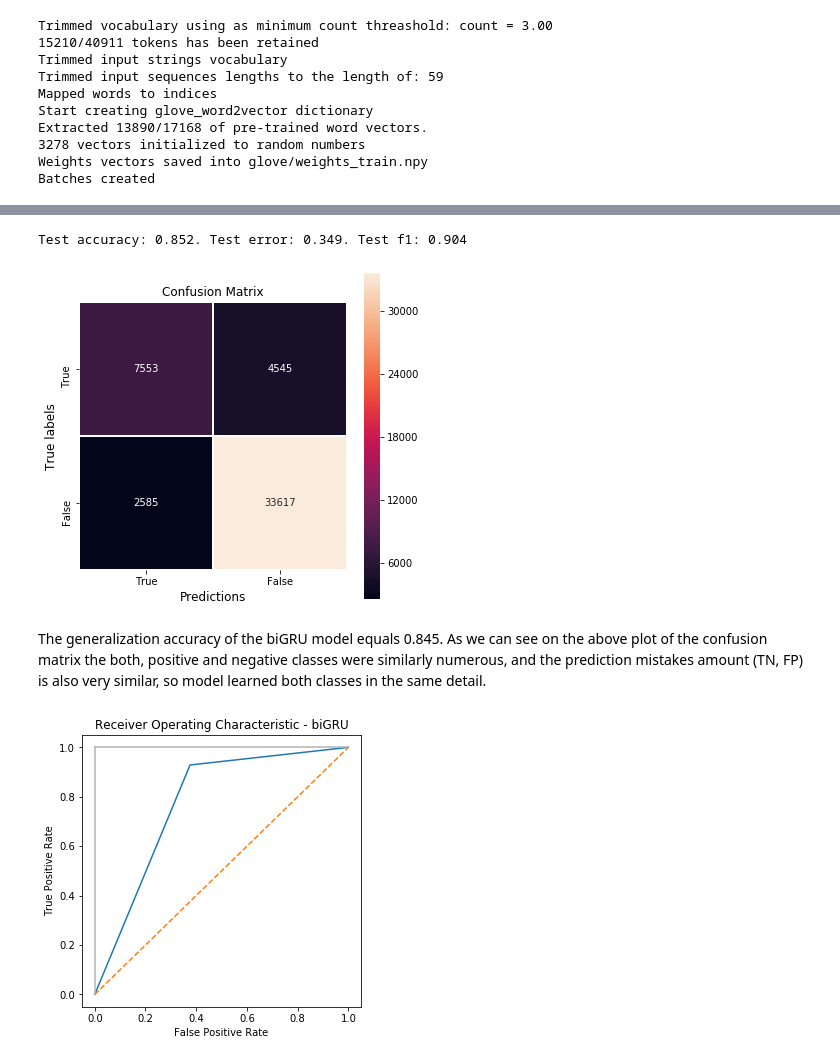
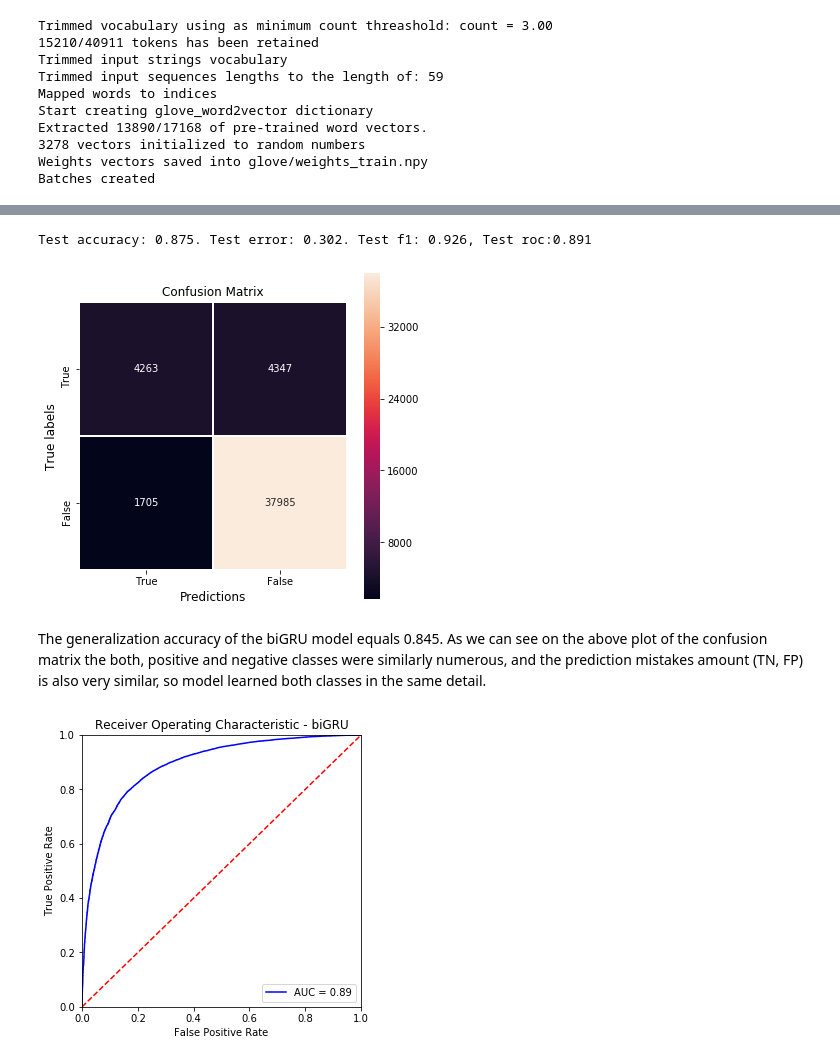
Before and after one commit to smvijaykumar/CS598-LHO, a Jupyter notebook: sentiment-analysis-drug-reviews/3_biGRU.ipynb, the cells around one changed output, grey strips where cells are left out. Drawn from its saved outputs; the diff is of its cells as text; code cells hidden in the pictures.

```diff
--- a/sentiment-analysis-drug-reviews/3_biGRU.ipynb
+++ b/sentiment-analysis-drug-reviews/3_biGRU.ipynb
@@ -19,3 +17,6 @@ POS_RATING_THRESHOLD = 5
+# %%
+#POS_RATING_THRESHOLD = 5
+POS_RATING_THRESHOLD = 3
 # %% [markdown]
 Now, we are going to load the tarining and validation sets, but we will use only the clean_review column and label column.
 # %%
@@ -392,7 +393,9 @@ class BiGRU(nn.Module):
         batch_correct = 0
         pred_total = torch.LongTensor()
         target_total = torch.LongTensor()
-
+        all_y_hat = torch.FloatTensor()
+        all_y_true = torch.LongTensor()
+        all_y_pred = torch.LongTensor()
         with torch.no_grad():
             for i, batches in tqdm_notebook(enumerate(eval_iterator, 1), total=len(eval_iterator), desc='Evaluation'):
                 input_seq, target, x_lengths = batches['input_seq'], batches['target'], batches['x_lengths']
@@ -405,7 +408,9 @@ class BiGRU(nn.Module):
                 loss = self.loss_fn(pred, target)
                 losses.append(loss.data.cpu().numpy())
                 losses_list.append(loss.data.cpu().numpy())
-
+                y_pred  = np.multiply((pred[:,1]>0.5),1.0)
+                all_y_pred =  torch.cat((all_y_pred, y_pred.to('cpu').long()),dim=0)
+                all_y_hat =  torch.cat((all_y_hat, pred.to('cpu').float()),dim=0)
                 pred = torch.argmax(pred, 1)
 
                 if self.device.type == 'cpu':
@@ -436,13 +441,14 @@ class BiGRU(nn.Module):
             accuracy = batch_correct / num_seq
 
             conf_matrix = confusion_matrix(target_total.view(-1), pred_total.view(-1))
-            f1_score_out = f1_score(target_total.view(-1), pred_total.view(-1))
-            fpr, tpr, threshold1 = roc_curve(target_total.view(-1), pred_total.view(-1))
+            roc = roc_auc_score(target_total.view(-1),all_y_hat[:,1])
+            fone_score = f1_score(target_total.view(-1),pred_total.view(-1))
+            fpr, tpr, threshold1 = roc_curve(target_total.view(-1), all_y_hat[:,1])
 
         if conf_mtx:
             print('\tConfusion matrix: ', conf_matrix)
 
-        return eval_losses, avg_loss, accuracy, conf_matrix, f1_score_out, fpr,tpr
+        return eval_losses, avg_loss, accuracy, conf_matrix, fone_score, fpr,tpr,roc
 # %% [markdown]
 Now we will instantiate the model, add loss function, optimizer, and device to it and begin the training.
 # %%
@@ -480,7 +486,7 @@ model.add_device(device)
 early_stop = EarlyStopping(wait_epochs=1)
 
 train_losses_list, train_avg_loss_list, train_accuracy_list = [], [], []
-eval_avg_loss_list, eval_accuracy_list, conf_matrix_list, f1_score_list,fpr_list,tpr_list = [], [], [], [], [], []
+eval_avg_loss_list, eval_accuracy_list, conf_matrix_list, f1_score_list,fpr_list,tpr_list,roc_list = [], [], [], [], [], [], []
 
 for epoch in range(epochs):
 
@@ -492,7 +498,7 @@ for epoch in range(epochs):
     train_avg_loss_list.append(train_avg_loss)
     train_accuracy_list.append(train_accuracy)
 
-    _, eval_avg_loss, eval_accuracy, conf_matrix, fone_score,fpr,tpr = model.evaluate_model(val_iterator)
+    _, eval_avg_loss, eval_accuracy, conf_matrix, fone_score,fpr,tpr,roc = model.evaluate_model(val_iterator)
 
     eval_avg_loss_list.append(eval_avg_loss)
     eval_accuracy_list.append(eval_accuracy)
@@ -500,6 +506,7 @@ for epoch in range(epochs):
     f1_score_list.append(fone_score)
     fpr_list.append(fpr)
     tpr_list.append(tpr)
+    roc_list.append(roc)
     print('\nEpoch [{}/{}]: Train accuracy: {:.3f}. Train loss: {:.4f}. Evaluation accuracy: {:.3f}. Evaluation loss: {:.4f}'\
           .format(epoch+1, epochs, train_accuracy, train_avg_loss, eval_accuracy, eval_avg_loss))
 
@@ -628,5 +637,5 @@ Extracted 13890/17168 of pre-trained word vectors.
 Weights vectors saved into glove/weights_train.npy
 Batches created
 # %%
-_, test_avg_loss, test_accuracy, test_conf_matrix,fone_score,fpr,tpr = model.evaluate_model(test_iterator)
+_, test_avg_loss, test_accuracy, test_conf_matrix,fone_score,fpr,tpr,roc = model.evaluate_model(test_iterator)
 # %% [output]
@@ -634,7 +643,7 @@ Iteration: 100. Average evaluation loss: 0.3499. Accuracy: 0.85
 # %%
-print('Test accuracy: {:.3f}. Test error: {:.3f}. Test f1: {:.3f}'.format(test_accuracy, test_avg_loss,fone_score))
+print('Test accuracy: {:.3f}. Test error: {:.3f}. Test f1: {:.3f}, Test roc:{:.3f}'.format(test_accuracy, test_avg_loss,fone_score,roc))
 # %% [output]
-Test accuracy: 0.852. Test error: 0.349. Test f1: 0.904
+Test accuracy: 0.875. Test error: 0.302. Test f1: 0.926, Test roc:0.891
 # %%
 # Confusion matrix
 plt.figure(figsize=(6,6))
@@ -647,17 +656,19 @@ ax.yaxis.set_ticklabels(['True', 'False'])
 ax.set_ylim(2,0)
 plt.show()
 # %% [output]
-[figure, old version]
+[figure, new version]
 # %% [markdown]
 The generalization accuracy of the biGRU model equals 0.845. As we can see on the above plot of the confusion matrix the both, positive and negative classes were similarly numerous, and the prediction mistakes amount (TN, FP) is also very similar, so model learned both classes in the same detail.
 # %%
 plt.subplots(1, figsize=(5,5))
 plt.title('Receiver Operating Characteristic - biGRU')
-plt.plot(fpr, tpr)
-plt.plot([0, 1], ls="--")
-plt.plot([0, 0], [1, 0] , c=".7"), plt.plot([1, 1] , c=".7")
+plt.plot(fpr, tpr, 'b', label = 'AUC = %0.2f' % roc)
+plt.legend(loc = 'lower right')
+plt.plot([0, 1], [0, 1],'r--')
+plt.xlim([0, 1])
+plt.ylim([0, 1])
 plt.ylabel('True Positive Rate')
 plt.xlabel('False Positive Rate')
 plt.show()
 # %% [output]
-[figure, old version]
+[figure, new version]
```
Also changed, not shown: parts of 10 cells of this notebook, 4 other files.
